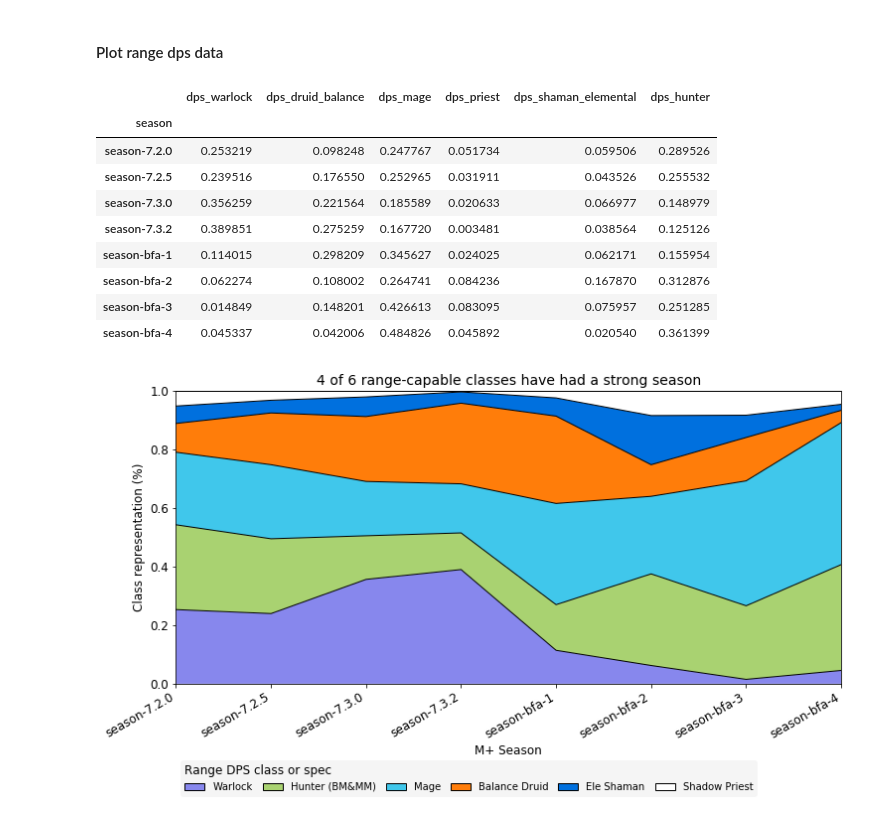
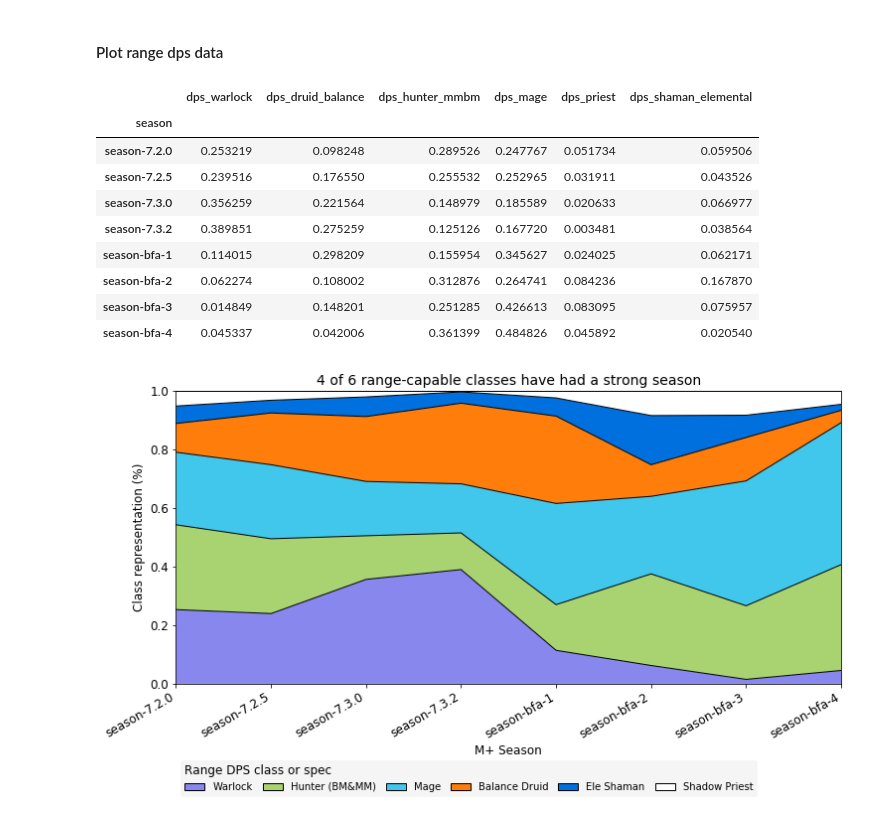
Before and after one commit to ily123/blizzard_stats, a Jupyter notebook: mplus_class_meta_legion_to_bfa.ipynb, the cells around one changed output. Saved outputs shown, nothing was run; the diff lists cells and outputs as text; code cells hidden in the pictures.

```diff
--- a/mplus_class_meta_legion_to_bfa.ipynb
+++ b/mplus_class_meta_legion_to_bfa.ipynb
@@ -171,6 +171,10 @@ distribute(gdf, 'dps_druid_guardian', ['dps_druid_feral',
 gdf['healer_death_knight'] = 0 # it's just 1 sample
 
 gdf = gdf.round()
+# %%
+# merge hunters into a single column
+gdf['dps_hunter_mmbm'] = gdf['dps_hunter_beast_mastery'] + gdf['dps_hunter_marksmanship']
+gdf.drop(['dps_hunter_marksmanship', 'dps_hunter_beast_mastery'], axis=1, inplace=True)
 # %% [markdown]
 #### Plot Healer data
 # %%
@@ -415,29 +405,25 @@ dpsr
 # %%
 dps_range = [
     'dps_warlock',
     'dps_druid_balance',
-    'dps_hunter_beast_mastery',
-    'dps_hunter_marksmanship',
+    'dps_hunter_mmbm',
     'dps_mage',
     'dps_priest',
     'dps_shaman_elemental'
     ]
 dpsr = gdf[dps_range].div(gdf[dps_range].sum(axis=1), axis=0)
-#combine BM and MM hunters
-dpsr['dps_hunter'] = dpsr['dps_hunter_beast_mastery'] + dpsr['dps_hunter_marksmanship']
-dpsr.drop(['dps_hunter_marksmanship', 'dps_hunter_beast_mastery'], axis=1, inplace=True)
 dpsr
 # %% [output]
-|  | dps_warlock | dps_druid_balance | dps_mage | dps_priest | dps_shaman_elemental | dps_hunter |
+|  | dps_warlock | dps_druid_balance | dps_hunter_mmbm | dps_mage | dps_priest | dps_shaman_elemental |
 | season |  |  |  |  |  |  |
-| season-7.2.0 | 0.253219 | 0.098248 | 0.247767 | 0.051734 | 0.059506 | 0.289526 |
-| season-7.2.5 | 0.239516 | 0.176550 | 0.252965 | 0.031911 | 0.043526 | 0.255532 |
-| season-7.3.0 | 0.356259 | 0.221564 | 0.185589 | 0.020633 | 0.066977 | 0.148979 |
-| season-7.3.2 | 0.389851 | 0.275259 | 0.167720 | 0.003481 | 0.038564 | 0.125126 |
-| season-bfa-1 | 0.114015 | 0.298209 | 0.345627 | 0.024025 | 0.062171 | 0.155954 |
-| season-bfa-2 | 0.062274 | 0.108002 | 0.264741 | 0.084236 | 0.167870 | 0.312876 |
-| season-bfa-3 | 0.014849 | 0.148201 | 0.426613 | 0.083095 | 0.075957 | 0.251285 |
-| season-bfa-4 | 0.045337 | 0.042006 | 0.484826 | 0.045892 | 0.020540 | 0.361399 |
+| season-7.2.0 | 0.253219 | 0.098248 | 0.289526 | 0.247767 | 0.051734 | 0.059506 |
+| season-7.2.5 | 0.239516 | 0.176550 | 0.255532 | 0.252965 | 0.031911 | 0.043526 |
+| season-7.3.0 | 0.356259 | 0.221564 | 0.148979 | 0.185589 | 0.020633 | 0.066977 |
+| season-7.3.2 | 0.389851 | 0.275259 | 0.125126 | 0.167720 | 0.003481 | 0.038564 |
+| season-bfa-1 | 0.114015 | 0.298209 | 0.155954 | 0.345627 | 0.024025 | 0.062171 |
+| season-bfa-2 | 0.062274 | 0.108002 | 0.312876 | 0.264741 | 0.084236 | 0.167870 |
+| season-bfa-3 | 0.014849 | 0.148201 | 0.251285 | 0.426613 | 0.083095 | 0.075957 |
+| season-bfa-4 | 0.045337 | 0.042006 | 0.361399 | 0.484826 | 0.045892 | 0.020540 |
 # %%
 fig = plt.gcf()
 fig.set_size_inches(12, 6.5)
```
Also changed, not shown: parts of 6 cells of this notebook, 2 other files.
